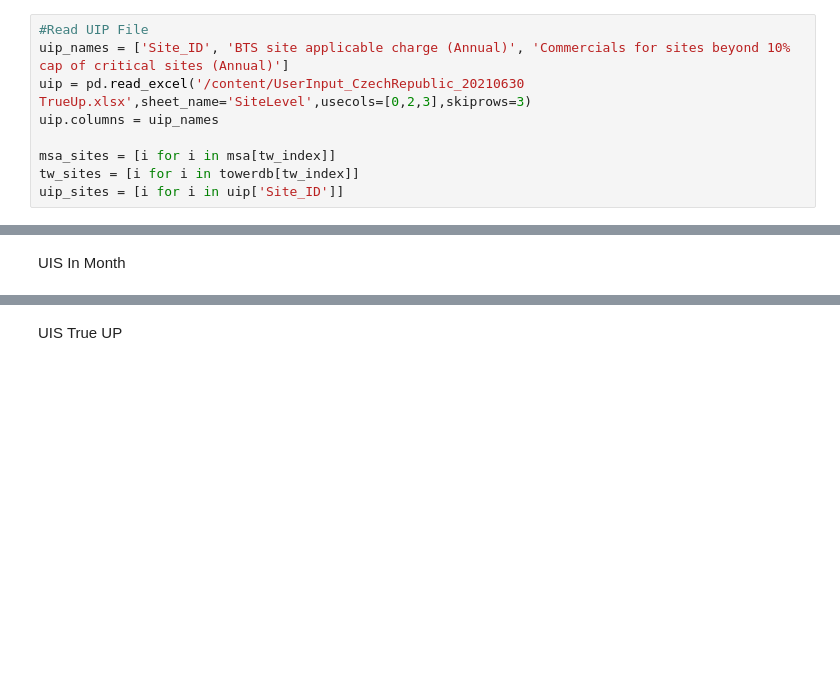
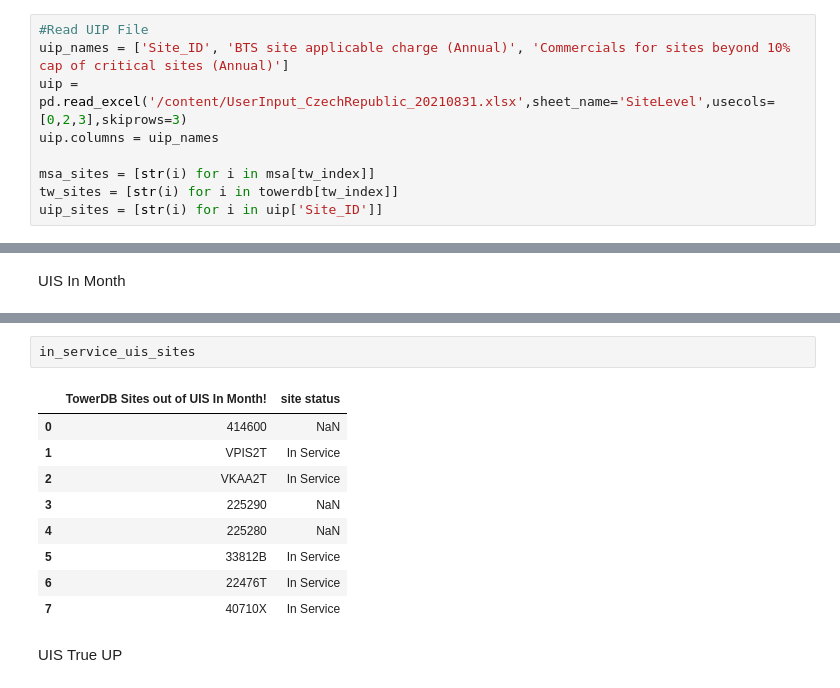
Before and after one commit to emerenan/xlsx_validation, a Jupyter notebook: cz_validation.ipynb, the cells around one changed output, grey strips where cells are left out. Cells and saved outputs as stored; diff of their text form; blank space fills up the shorter version.

```diff
--- a/cz_validation.ipynb
+++ b/cz_validation.ipynb
@@ -1511,9 +1518,9 @@ No Errors Founded!
 # %%
 #Read UIP File
 uip_names = ['Site_ID', 'BTS site applicable charge (Annual)', 'Commercials for sites beyond 10% cap of critical sites (Annual)']
-uip = pd.read_excel('/content/UserInput_CzechRepublic_20210630 TrueUp.xlsx',sheet_name='SiteLevel',usecols=[0,2,3],skiprows=3)
+uip = pd.read_excel('/content/UserInput_CzechRepublic_20210831.xlsx',sheet_name='SiteLevel',usecols=[0,2,3],skiprows=3)
 uip.columns = uip_names
 
-msa_sites = [i for i in msa[tw_index]]
-tw_sites = [i for i in towerdb[tw_index]]
-uip_sites = [i for i in uip['Site_ID']]
+msa_sites = [str(i) for i in msa[tw_index]]
+tw_sites = [str(i) for i in towerdb[tw_index]]
+uip_sites = [str(i) for i in uip['Site_ID']]
@@ -1715,4 +1790,16 @@ uis_sites_not_in_towerdb,in_service_uis_sites, decomiss_sites_in_uis, bts_sites_
 #No errors
+# %%
+in_service_uis_sites
+# %% [output]
+|  | TowerDB Sites out of UIS In Month! | site status |
+| 0 | 414600 | NaN |
+| 1 | VPIS2T | In Service |
+| 2 | VKAA2T | In Service |
+| 3 | 225290 | NaN |
+| 4 | 225280 | NaN |
+| 5 | 33812B | In Service |
+| 6 | 22476T | In Service |
+| 7 | 40710X | In Service |
 # %% [markdown]
 UIS True UP
 # %%
```
Also changed, not shown: parts of 22 cells of this notebook.
